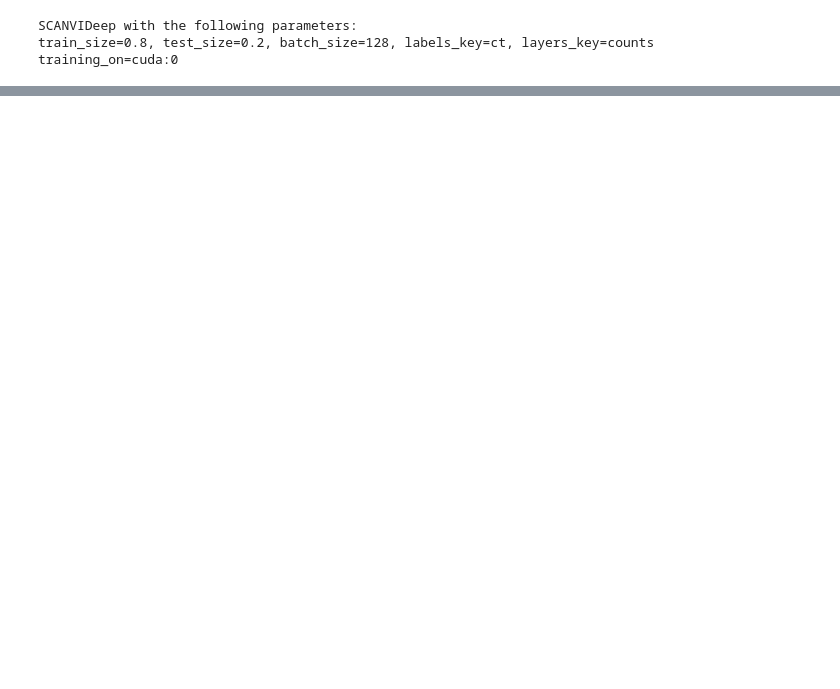
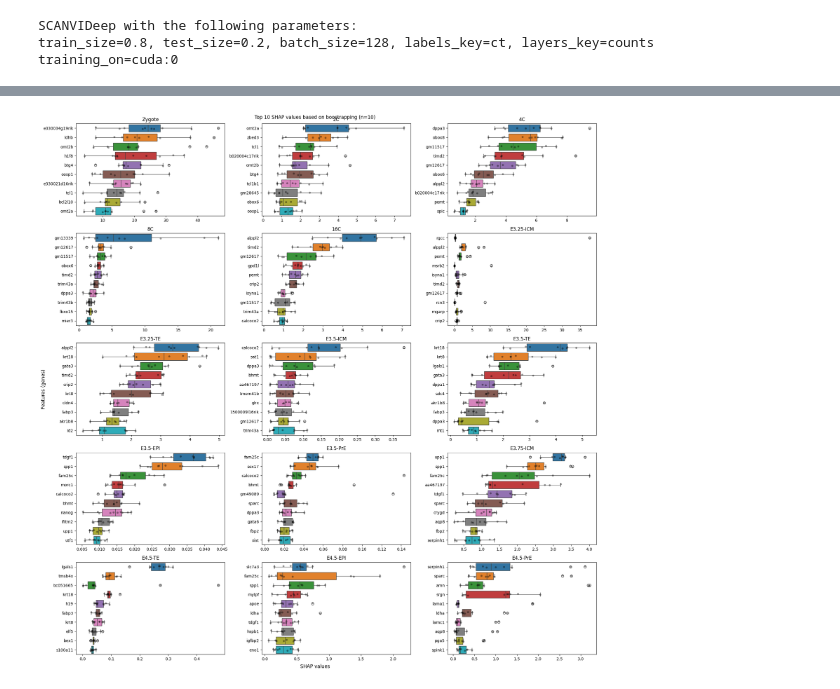
Before and after one commit to brickmanlab/scanvi-explainer, a Jupyter notebook: docs/notebooks/Example.ipynb, the cells around one changed output, grey strips where cells are left out. Drawn from its saved outputs; the diff is of its cells as text; code cells hidden in the pictures; blank space fills up the shorter version.

Commit message:
feat: added SCANVIBoostrapper

```diff
--- a/docs/notebooks/Example.ipynb
+++ b/docs/notebooks/Example.ipynb
@@ -66,0 +71,8 @@ feature_plot(e, shap_values, subset=True, top_n=10)
+# %%
+bootstrapper = SCANVIBoostrapper(lvae, n_bootstraps=10)
+# %%
+shap_values = bootstrapper.run(train_size=0.8, batch_size=64)
+# %%
+bootstrapper.feature_plot(shap_values)
+# %% [output]
+[figure, added]
```
Also changed, not shown: parts of 12 cells of this notebook, 5 other files.
